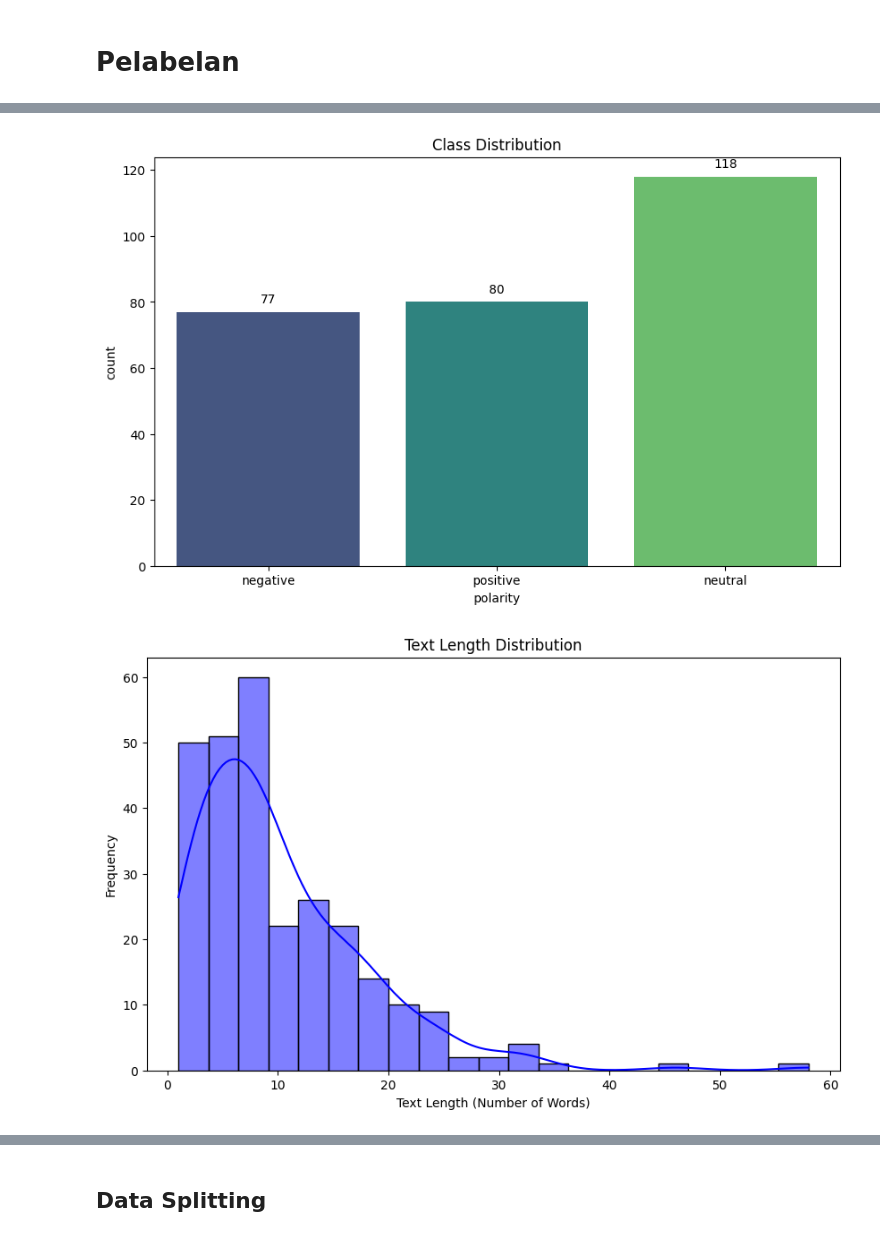
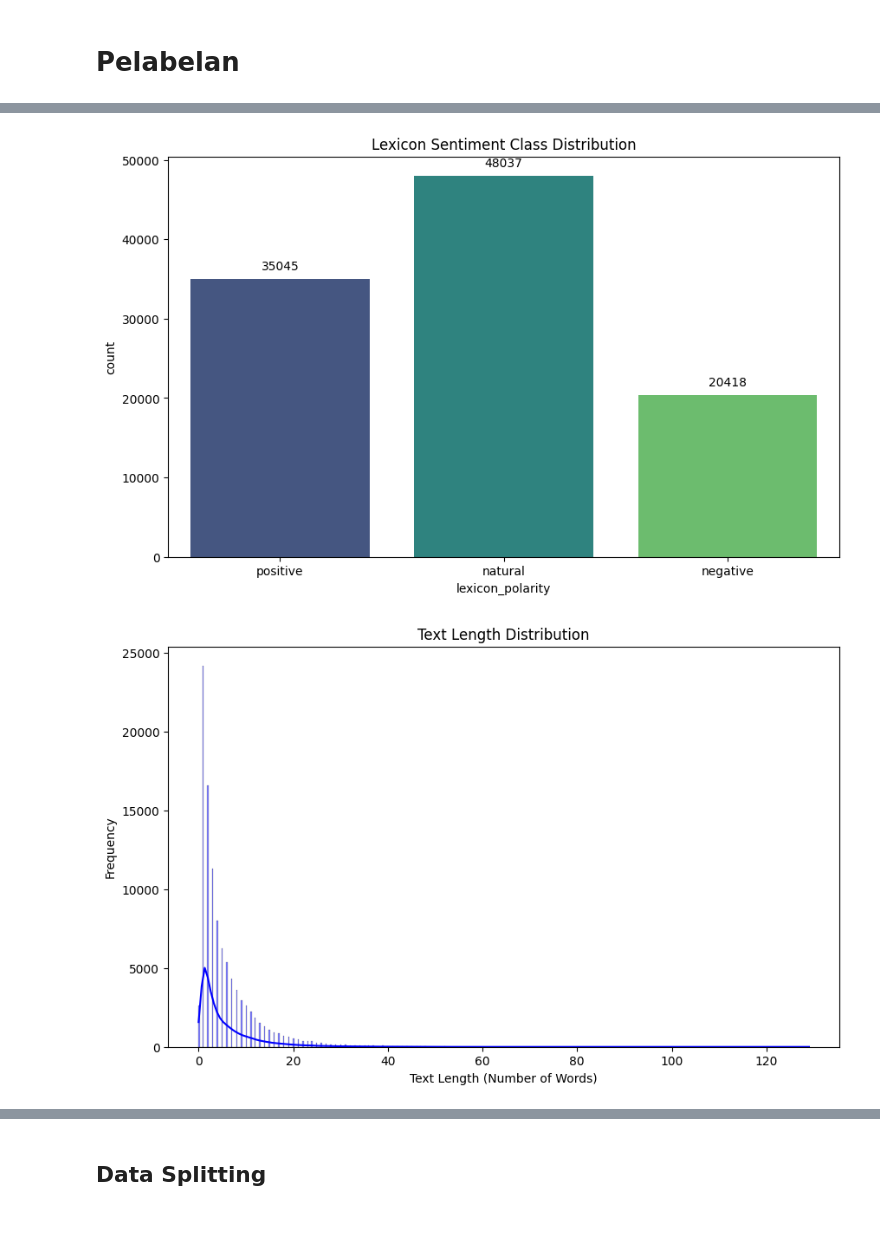
Before and after one commit to muazahalwyh/Submission_LaskarAI, a Jupyter notebook: Sentiment_Analysis_Play_Store.ipynb, the cells around one changed output, grey strips where cells are left out. Cells and saved outputs as stored; diff of their text form; code cells hidden in the pictures.

Commit message:
Update Sentimen Akurasi

```diff
--- a/Sentiment_Analysis_Play_Store.ipynb
+++ b/Sentiment_Analysis_Play_Store.ipynb
@@ -384,40 +374,38 @@ else:
 # Fungsi untuk menentukan polaritas sentimen dari tweet
 def sentiment_analysis_lexicon_indonesia(text, low_threshold, high_threshold):
     score = 0
-    # Inisialisasi skor sentimen ke 0
-
-    # Mengulangi setiap kata dalam teks untuk mengecek apakah kata tersebut ada di dalam lexicon positif
     for word in text:
         if word in lexicon_positive:
             score += lexicon_positive[word]
-            # Jika kata ada dalam kamus positif, tambahkan skornya ke skor sentimen
-
-    # Mengulangi setiap kata dalam teks untuk mengecek apakah kata tersebut ada di dalam lexicon negatif
-    for word in text:
         if word in lexicon_negative:
             score += lexicon_negative[word]
-            # Jika kata ada dalam kamus negatif, tambahkan skornya ke skor sentimen
 
-    # Tentukan polaritas berdasarkan skor dan threshold
     if score > high_threshold:
         polarity = 'positive'
     elif score < low_threshold:
         polarity = 'negative'
     else:
-        polarity = 'neutral'
+        polarity = 'natural'
 
     return score, polarity
 
-# Perhitungan threshold untuk netral
+# Hitung threshold dari data
 all_scores = [sentiment_analysis_lexicon_indonesia(text, 0, 0)[0] for text in clean_df['text_stopword']]
-low_threshold = np.percentile(all_scores, 33)  # Batas bawah untuk netral
-high_threshold = np.percentile(all_scores, 66)  # Batas atas untuk netral
+low_threshold = np.percentile(all_scores, 33)
+high_threshold = np.percentile(all_scores, 66)
 
-# Menggunakan fungsi dengan threshold yang sudah dihitung
-clean_df['score'], clean_df['polarity'] = zip(*clean_df['text_stopword'].apply(
+# Salin DataFrame agar tidak menimpa
+new_df = clean_df.copy()
+
+# Simpan hasil analisis ke kolom baru
+new_df['lexicon_score'], new_df['lexicon_polarity'] = zip(*new_df['text_stopword'].apply(
     lambda x: sentiment_analysis_lexicon_indonesia(x, low_threshold, high_threshold)
 ))
 
 # Melihat distribusi polaritas
-print(clean_df['polarity'].value_counts())
+print(new_df['lexicon_polarity'].value_counts())
+
+# Simpan ke CSV
+new_df.to_csv('hasil_sentimen_lexicon.csv', index=False)
+print("Data berhasil disimpan ke 'hasil_sentimen_lexicon.csv'")
 # %% [output]
@@ -613,8 +585,8 @@ plt.show()
 plt.figure(figsize=(10, 6))
 
 # Visualize the class distribution of 'polarity' (positive, negative, neutral)
-class_dist_plot = sns.countplot(x='polarity', data=clean_df, hue='polarity', palette='viridis', legend=False)
-plt.title('Class Distribution')
+class_dist_plot = sns.countplot(x='lexicon_polarity', data=new_df, hue='lexicon_polarity', palette='viridis', legend=False)
+plt.title('Lexicon Sentiment Class Distribution')
 
 # Add counts above the bars on the plot
 for p in class_dist_plot.patches:
@@ -622,37 +594,37 @@ for p in class_dist_plot.patches:
                               (p.get_x() + p.get_width() / 2., p.get_height()),
                               ha='center', va='center',
                               xytext=(0, 10),
                               textcoords='offset points')
 
 plt.show()
 
 # ====== Text Length Distribution ======
 plt.figure(figsize=(10, 6))
 
 # Visualize text length distribution
-clean_df['text_length'] = clean_df['text_akhir'].apply(lambda x: len(x.split()))  # Get length of each tweet
-sns.histplot(clean_df['text_length'], kde=True, color='blue')  # Adding KDE for a smoother distribution
+new_df['text_length'] = new_df['text_akhir'].apply(lambda x: len(x.split()))  # Hitung jumlah kata
+sns.histplot(new_df['text_length'], kde=True, color='blue')  # Adding KDE for a smoother distribution
 plt.title('Text Length Distribution')
 plt.xlabel('Text Length (Number of Words)')
 plt.ylabel('Frequency')
 plt.show()
 
 # ====== Most Frequent Words (TF-IDF) ======
 plt.figure(figsize=(12, 6))
 
 # Visualize the most frequent words using TF-IDF
-vectorizer = TfidfVectorizer(max_features=20)  # Limit to top 20 words for better clarity
-X = vectorizer.fit_transform(clean_df['text_akhir'])
+vectorizer = TfidfVectorizer(max_features=20)  # Top 20 kata
+X = vectorizer.fit_transform(new_df['text_akhir'])
 tfidf_df = pd.DataFrame(X.toarray(), columns=vectorizer.get_feature_names_out())
 tfidf_df = tfidf_df.sum().reset_index(name='jumlah')
-tfidf_df = tfidf_df.sort_values('jumlah', ascending=False).head(20)  # Take top 20 frequent words
+tfidf_df = tfidf_df.sort_values('jumlah', ascending=False)
 
 # Plot the top 20 frequent words using a bar plot
 sns.barplot(x='jumlah', y='index', hue='index', data=tfidf_df, palette="Blues_d", legend=False)
 plt.title('Most Frequent Words (TF-IDF)')
 plt.xlabel('TF-IDF Score')
 plt.ylabel('Words')
 plt.show()
 # %% [output]
-[figure, old version]
+[figure, new version]
-[figure, old version]
+[figure, new version]
```
Also changed, not shown: parts of 46 cells of this notebook, 4 other files.
